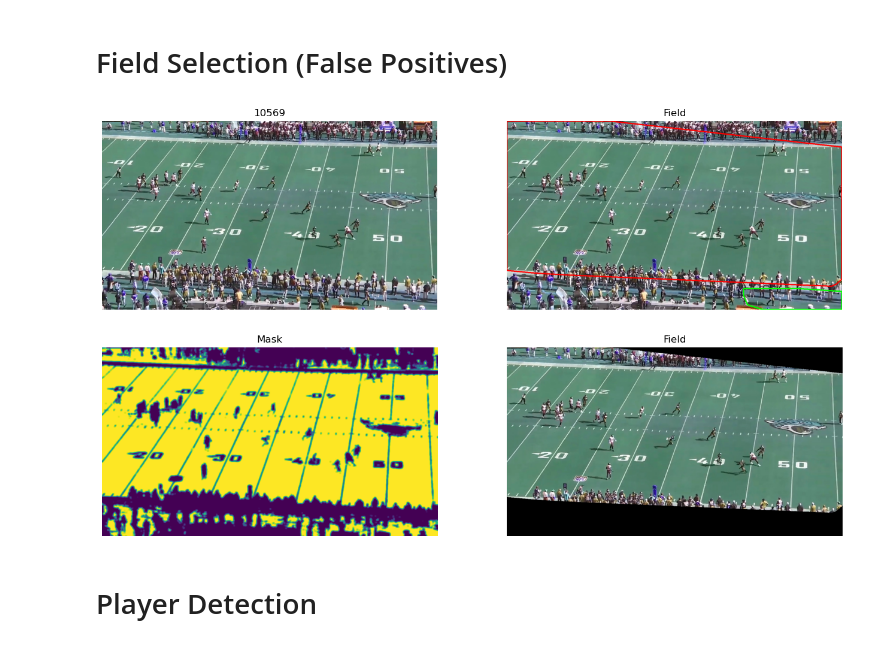
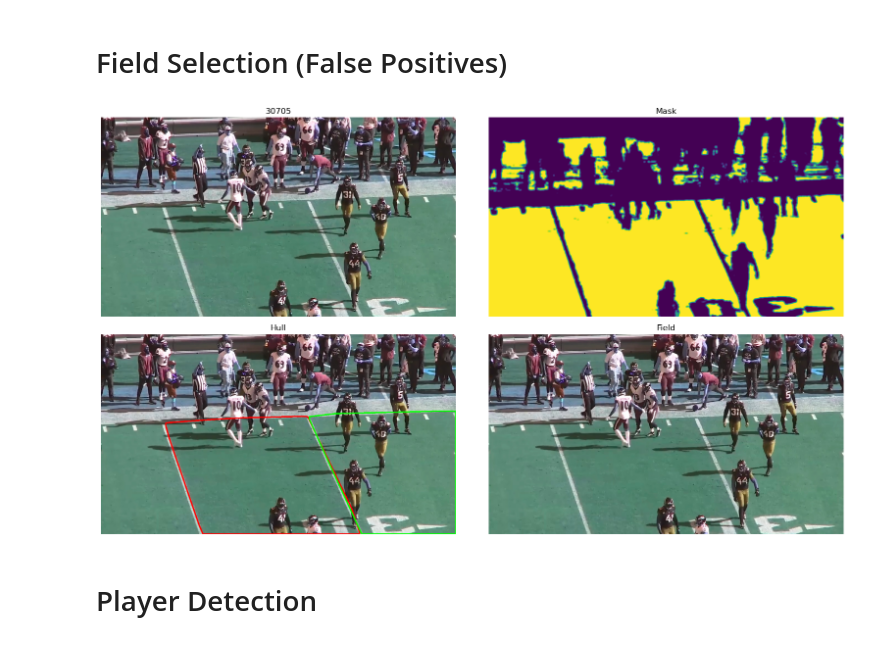
Before and after one commit to tsigall/nfl-player-detection, a Jupyter notebook: annotations.ipynb, the cells around one changed output. Saved outputs shown, nothing was run; the diff lists cells and outputs as text; code cells hidden in the pictures.

Commit message:
built presentation visuals

```diff
--- a/annotations.ipynb
+++ b/annotations.ipynb
@@ -83,21 +83,23 @@ def field_selection(img):
     field_out[field_mask == 0, :] = img[field_mask == 0, :]
     return field_in, field_mask, img2, mask
 # %%
-x = str(30202).zfill(5)
+x = str(30705).zfill(5)
 rand = f"{random.randint(0, 3)}0{random.randint(0, 9)}{random.randint(0, 9)}{random.randint(0, 9)}"
 
-img = cv2.imread(f'frames/{30202}.jpg')
+img = cv2.imread(f'frames/{x}.jpg')
 field_in, field_mask, contours, mask = field_selection(img)
 
 fig, ax = plt.subplots(2, 2, figsize=(16, 9))
-ax[0, 0].imshow(img); ax[0, 0].axis('off'); ax[0, 0].set_title(rand)
-ax[0, 1].imshow(contours); ax[0, 1].axis('off'); ax[0, 1].set_title('Field')
-ax[1, 0].imshow(mask); ax[1, 0].axis('off'); ax[1, 0].set_title('Mask')
+ax[0, 0].imshow(img); ax[0, 0].axis('off'); ax[0, 0].set_title(x)
+ax[0, 1].imshow(mask); ax[0, 1].axis('off'); ax[0, 1].set_title('Mask')
+ax[1, 0].imshow(contours); ax[1, 0].axis('off'); ax[1, 0].set_title('Hull')
 ax[1, 1].imshow(field_in); ax[1, 1].axis('off'); ax[1, 1].set_title('Field')
 
+plt.tight_layout()
+plt.savefig('field_removal.png', dpi = 300)
 plt.show()
 # %% [output]
-[figure, old version]
+[figure, new version]
 # %% [markdown]
 # Player Detection
 # %%
```
Also changed, not shown: 3 other files.
